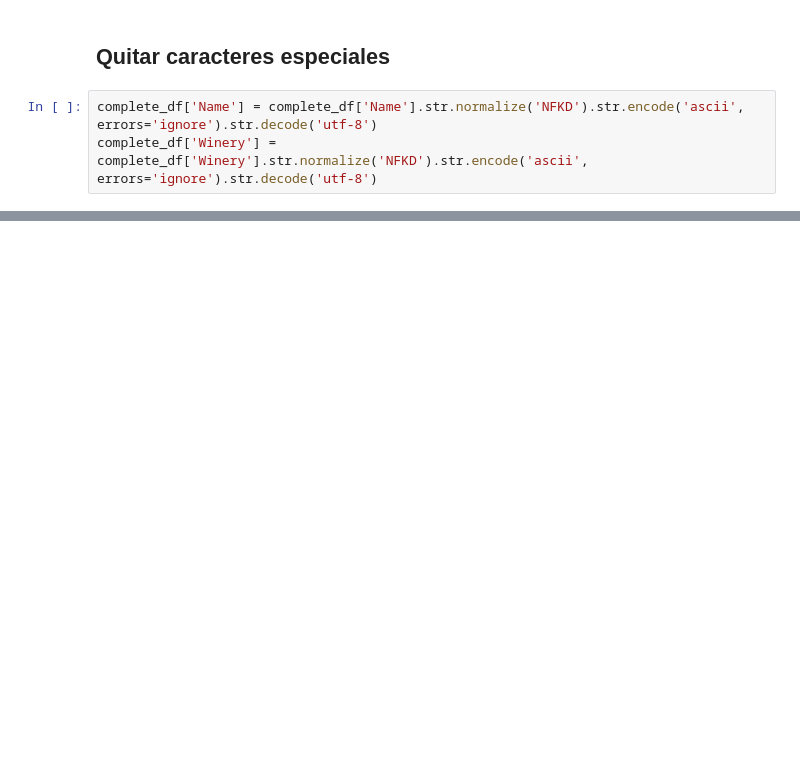
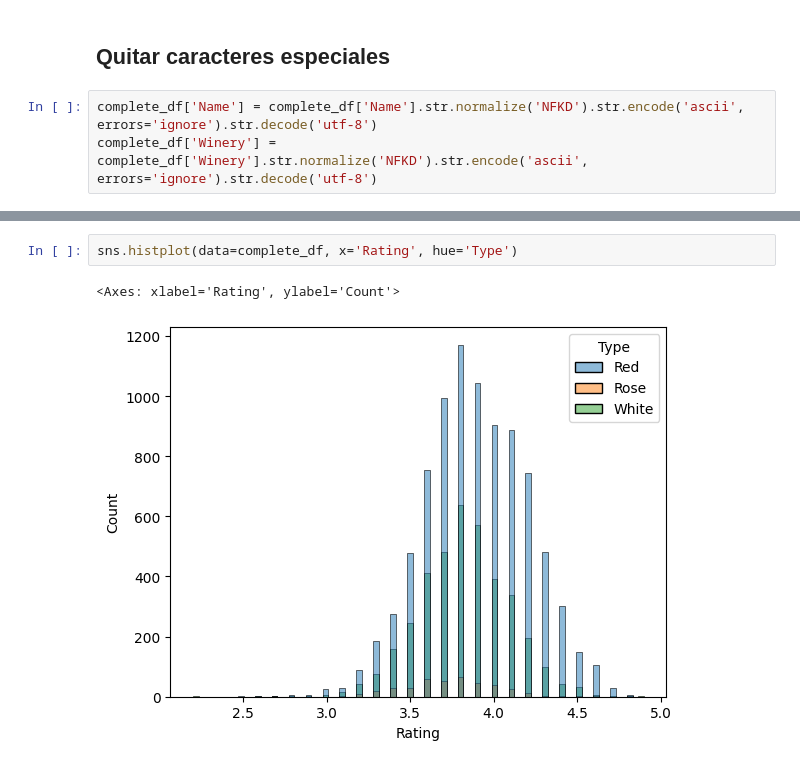
Before and after one commit to am23006810/CienciaDeDatosEnPython-ProyectoFinal, a Jupyter notebook: tmp/proyecto_final_exploracion.ipynb, the cells around one changed output, grey strips where cells are left out. Saved outputs shown, nothing was run; the diff lists cells and outputs as text; blank space fills up the shorter version.

```diff
--- a/tmp/proyecto_final_exploracion.ipynb
+++ b/tmp/proyecto_final_exploracion.ipynb
@@ -110,0 +169,5 @@ complete_df.head()
+# %%
+sns.histplot(data=complete_df, x='Rating', hue='Type')
+# %% [output]
+<Axes: xlabel='Rating', ylabel='Count'>
+[figure, added]
```
Also changed, not shown: parts of 17 cells of this notebook.
